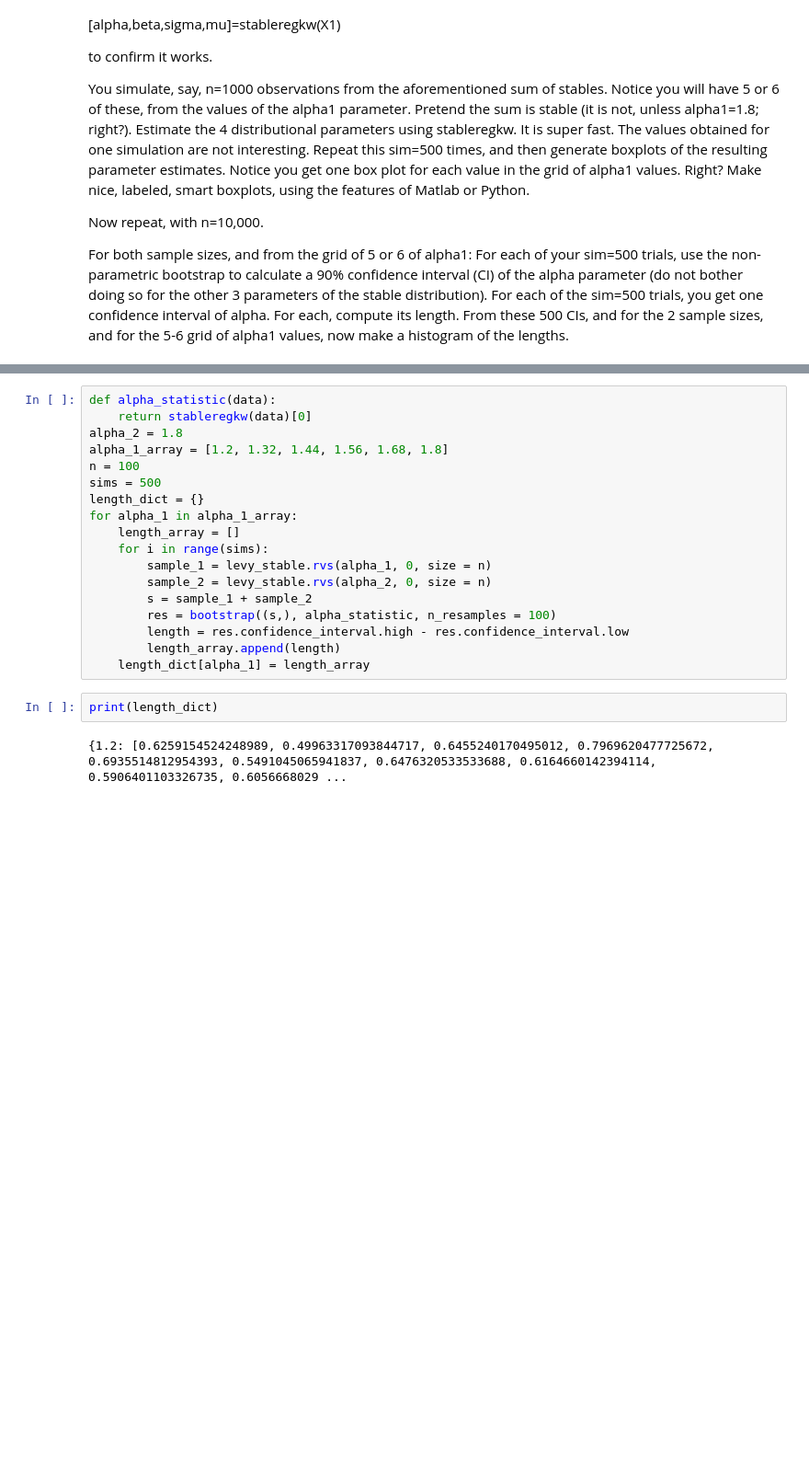
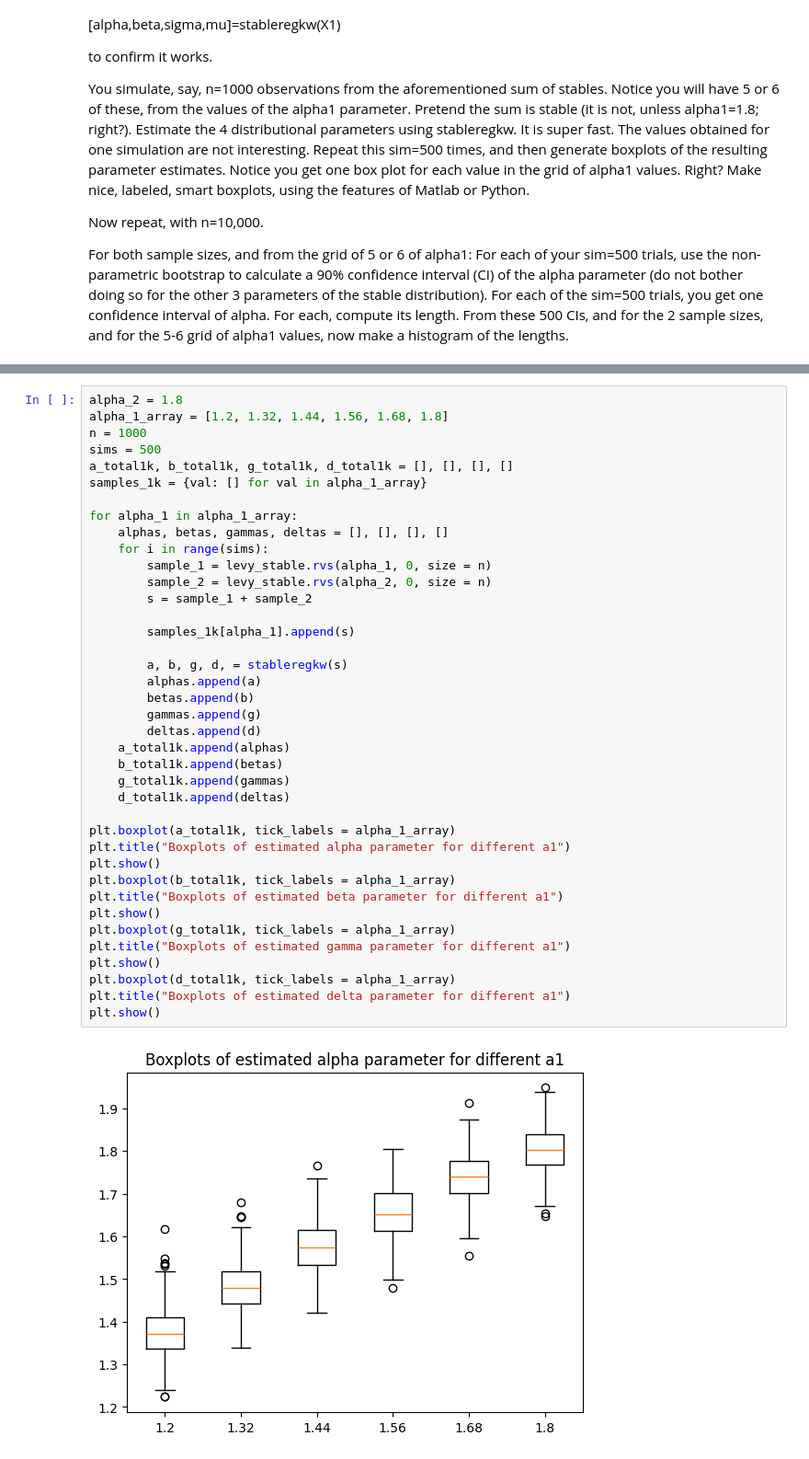
Before and after one commit to mmac00/SFF-Project-1, a Jupyter notebook: TASK 1.ipynb, the cells around one changed output, grey strips where cells are left out. Shown at 92% size. Drawn from its saved outputs; the diff is of its cells as text; blank space fills up the shorter version.

```diff
--- a/TASK 1.ipynb
+++ b/TASK 1.ipynb
@@ -595,22 +510,41 @@ Standard Error: 0.07
-# %%
-def alpha_statistic(data):
-    return stableregkw(data)[0]
-alpha_2 = 1.8
-alpha_1_array = [1.2, 1.32, 1.44, 1.56, 1.68, 1.8]
-n = 100
-sims = 500
-length_dict = {}
-for alpha_1 in alpha_1_array:
-    length_array = []
-    for i in range(sims):
-        sample_1 = levy_stable.rvs(alpha_1, 0, size = n)
-        sample_2 = levy_stable.rvs(alpha_2, 0, size = n)
-        s = sample_1 + sample_2
-        res = bootstrap((s,), alpha_statistic, n_resamples = 100)
-        length = res.confidence_interval.high - res.confidence_interval.low
-        length_array.append(length)
-    length_dict[alpha_1] = length_array
-# %%
-print(length_dict)
-# %% [output]
-{1.2: [0.6259154524248989, 0.49963317093844717, 0.6455240170495012, 0.7969620477725672, 0.6935514812954393, 0.5491045065941837, 0.6476320533533688, 0.6164660142394114, 0.5906401103326735, 0.6056668029 ...
+# %%
+alpha_2 = 1.8
+alpha_1_array = [1.2, 1.32, 1.44, 1.56, 1.68, 1.8]
+n = 1000
+sims = 500
+a_total1k, b_total1k, g_total1k, d_total1k = [], [], [], []
+samples_1k = {val: [] for val in alpha_1_array}
+
+for alpha_1 in alpha_1_array:
+    alphas, betas, gammas, deltas = [], [], [], []
+    for i in range(sims):
+        sample_1 = levy_stable.rvs(alpha_1, 0, size = n)
+        sample_2 = levy_stable.rvs(alpha_2, 0, size = n)
+        s = sample_1 + sample_2
+
+        samples_1k[alpha_1].append(s)
+
+        a, b, g, d, = stableregkw(s)
+        alphas.append(a)
+        betas.append(b)
+        gammas.append(g)
+        deltas.append(d)
+    a_total1k.append(alphas)
+    b_total1k.append(betas)
+    g_total1k.append(gammas)
+    d_total1k.append(deltas)
+
+plt.boxplot(a_total1k, tick_labels = alpha_1_array)
+plt.title("Boxplots of estimated alpha parameter for different a1")
+plt.show()
+plt.boxplot(b_total1k, tick_labels = alpha_1_array)
+plt.title("Boxplots of estimated beta parameter for different a1")
+plt.show()
+plt.boxplot(g_total1k, tick_labels = alpha_1_array)
+plt.title("Boxplots of estimated gamma parameter for different a1")
+plt.show()
+plt.boxplot(d_total1k, tick_labels = alpha_1_array)
+plt.title("Boxplots of estimated delta parameter for different a1")
+plt.show()
+# %% [output]
+[figure, added]
```
Also changed, not shown: parts of 31 cells of this notebook.
